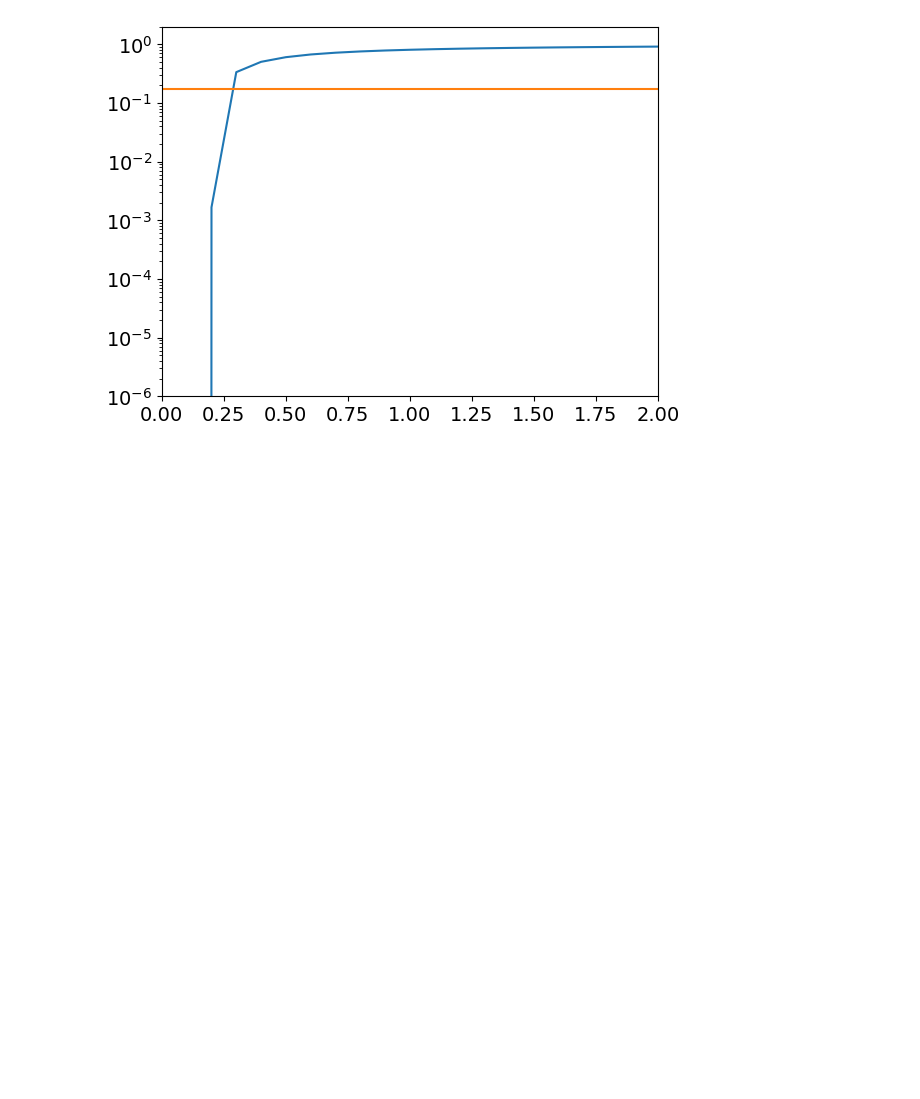
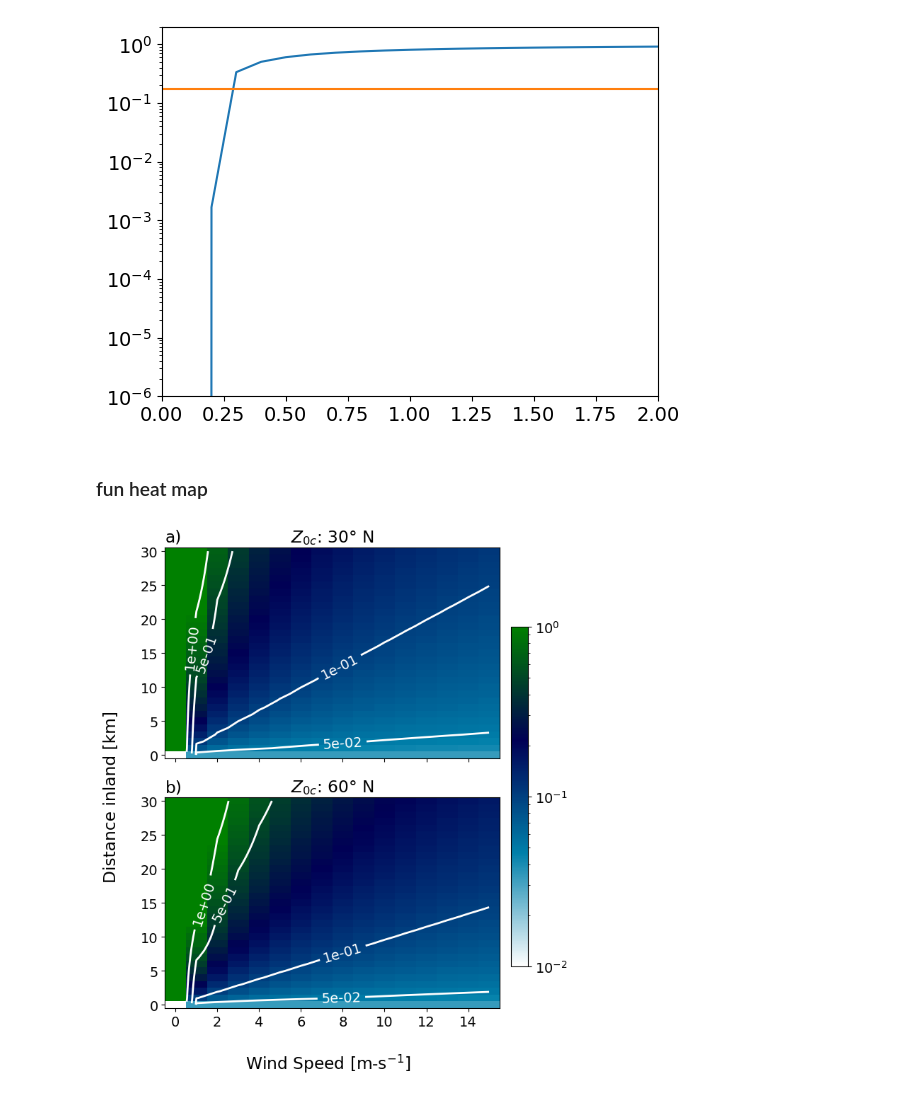
Before and after one commit to jameshlywiak/ABL-surface-layer, a Jupyter notebook: umn_LES.ipynb, the cells around one changed output. Cells and saved outputs as stored; diff of their text form; code cells hidden in the pictures; blank space fills up the shorter version.

```diff
--- a/umn_LES.ipynb
+++ b/umn_LES.ipynb
@@ -2079,3 +2079,53 @@ ax.set_ylim([1e-6, 2])
 # %% [output]
 (1e-06, 2)
 [figure]
+# %% [markdown]
+### fun heat map
+# %%
+def clasi_logistic(pi1, alpha=2.11, beta=3.25, pi0=1.27, z0l=1):
+    ## defaults based on above
+    pi2 = alpha / (1 + np.exp(-beta*(pi1-pi0)))
+    return pi2*z0l
+# %%
+U,Lh = np.meshgrid(np.linspace(0,15,16), np.linspace(0, 30000, 31))
+f_midlat = 2*(7.25e-5)*np.sin(30*np.pi/180)
+f_highlat = 2*(7.25e-5)*np.sin(60*np.pi/180)
+
+pi1_mid_lat = np.sqrt(f_midlat*Lh/U)
+pi1_high_lat = np.sqrt(f_highlat*Lh/U)
+z0c_mid_lat = clasi_logistic(pi1_mid_lat, z0l=1)
+z0c_high_lat = clasi_logistic(pi1_high_lat, z0l=1)
+
+# Create the logarithmic colormap
+log_norm = LogNorm(vmin=1e-2, vmax=1e0)  # Adjust vmin/vmax as needed
+
+fig, ax = plt.subplots(2,1, figsize=(6,8), sharex=True, sharey=True)
+ax=ax.flatten()
+
+p=ax[0].pcolormesh(U,Lh, z0c_mid_lat, norm=log_norm, cmap='ocean_r')
+c0=ax[0].contour(U,Lh, z0c_mid_lat, levels=[5e-3, 1e-2, 5e-2, 1e-1, 5e-1, 1], colors='w', linewidths=2)
+p=ax[1].pcolormesh(U,Lh, z0c_high_lat, norm=log_norm, cmap='ocean_r')
+c1=ax[1].contour(U,Lh, z0c_high_lat, levels=[5e-3, 1e-2, 5e-2, 1e-1, 5e-1, 1], colors='w', linewidths=2)
+
+plt.clabel(c0, inline=True, colors='w', fmt='%.e')
+plt.clabel(c1, inline=True, colors='w', fmt='%.e')
+
+ax[0].set_title(r'$Z_{0c}$: 30$\degree$ N')
+ax[1].set_title(r'$Z_{0c}$: 60$\degree$ N')
+ax[0].set_title('a)', loc='left')
+ax[1].set_title('b)', loc='left')
+
+for n,axis in enumerate(ax):
+    axis.set_yticks(np.linspace(0,30000,7), labels=[f'{int(x/1000)}' for x in np.linspace(0,30000,7)])
+
+fig.supxlabel('Wind Speed [m-s$^{-1}$]', x=0.55)
+fig.supylabel('Distance inland [km]')
+fig.tight_layout()
+
+cax = fig.add_axes([0.98, 0.2, 0.04, 0.6])
+fig.colorbar(p, cax, orientation='vertical')
+
+fig.savefig('figures/phase_diagram.png', dpi=300, bbox_inches='tight')
+fig.savefig('figures/phase_diagram.pdf', bbox_inches='tight')
+# %% [output]
+[figure, added]
```
Also changed, not shown: parts of 5 cells of this notebook.
